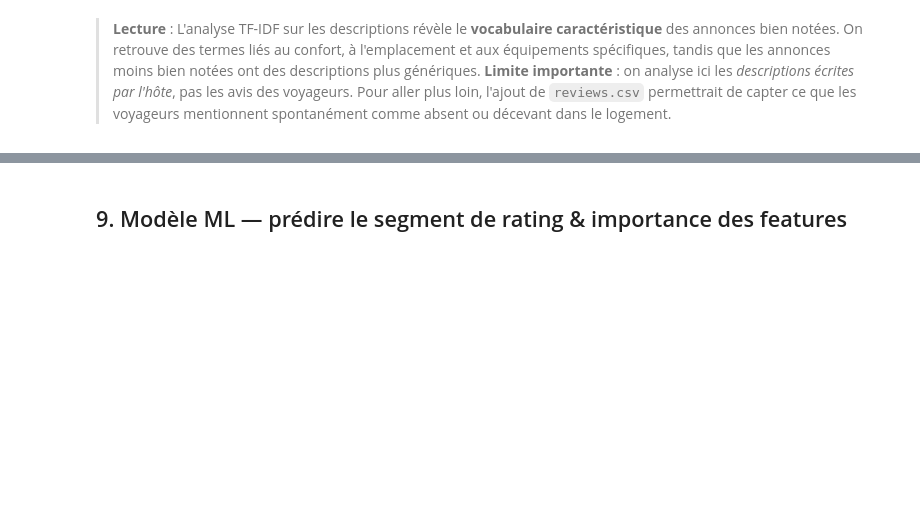
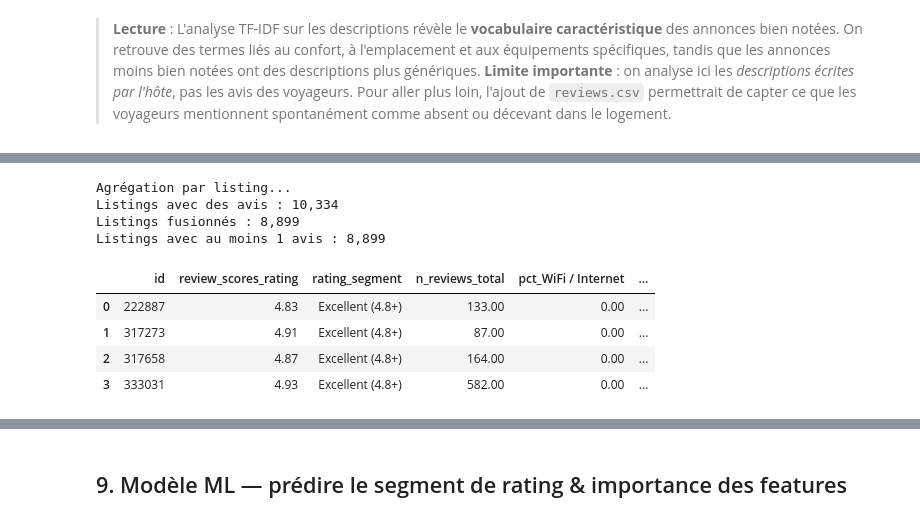
Before and after one commit to Benoit-DAVID-33/Ynov, a Jupyter notebook: semaine_26_05_2026/module_data/airbnb/uc_rating_optimizer/UC_Rating_Optimizer.ipynb, the cells around one changed output, grey strips where cells are left out. Saved outputs shown, nothing was run; the diff lists cells and outputs as text; code cells hidden in the pictures; blank space fills up the shorter version.

```diff
--- a/semaine_26_05_2026/module_data/airbnb/uc_rating_optimizer/UC_Rating_Optimizer.ipynb
+++ b/semaine_26_05_2026/module_data/airbnb/uc_rating_optimizer/UC_Rating_Optimizer.ipynb
@@ -612,0 +769,45 @@ wordcloud non installé — pip install wordcloud
+# %%
+# ── Agrégation par listing ───────────────────────────────────────────────────
+
+def agg_complaints_listing(group):
+    """Pour un listing : nb total de reviews + % de reviews mentionnant chaque catégorie."""
+    n = len(group)
+    row = {'n_reviews_total': n}
+    all_cats = [c for complaints in group for c in complaints]
+    for cat in CATEGORIES:
+        count = all_cats.count(cat)
+        row[f'pct_{cat}'] = count / n if n > 0 else 0
+    return pd.Series(row)
+
+print('Agrégation par listing...')
+complaints_per_listing = (
+    df_reviews.groupby('listing_id')['complaints']
+    .apply(agg_complaints_listing)
+    .unstack()
+)
+print(f'Listings avec des avis : {len(complaints_per_listing):,}')
+
+# Fusion avec les listings notés
+pct_cols = [f'pct_{cat}' for cat in CATEGORIES]
+
+df_with_complaints = df_rated.merge(
+    complaints_per_listing,
+    left_on='id', right_index=True, how='left'
+)
+df_with_complaints[pct_cols] = df_with_complaints[pct_cols].fillna(0)
+df_with_complaints['n_reviews_total'] = df_with_complaints['n_reviews_total'].fillna(0)
+
+has_reviews = (df_with_complaints['n_reviews_total'] > 0).sum()
+print(f'Listings fusionnés : {len(df_with_complaints):,}')
+print(f'Listings avec au moins 1 avis : {has_reviews:,}')
+df_with_complaints[['id', 'review_scores_rating', 'rating_segment', 'n_reviews_total'] + pct_cols[:3]].head(4)
+# %% [output]
+Agrégation par listing...
+Listings avec des avis : 10,334
+Listings fusionnés : 8,899
+Listings avec au moins 1 avis : 8,899
+|  | id | review_scores_rating | rating_segment | n_reviews_total | pct_WiFi / Internet | ... |
+| 0 | 222887 | 4.83 | Excellent (4.8+) | 133.00 | 0.00 | ... |
+| 1 | 317273 | 4.91 | Excellent (4.8+) | 87.00 | 0.00 | ... |
+| 2 | 317658 | 4.87 | Excellent (4.8+) | 164.00 | 0.00 | ... |
+| 3 | 333031 | 4.93 | Excellent (4.8+) | 582.00 | 0.00 | ... |
```
Also changed, not shown: parts of 19 cells of this notebook, 6 other files.
